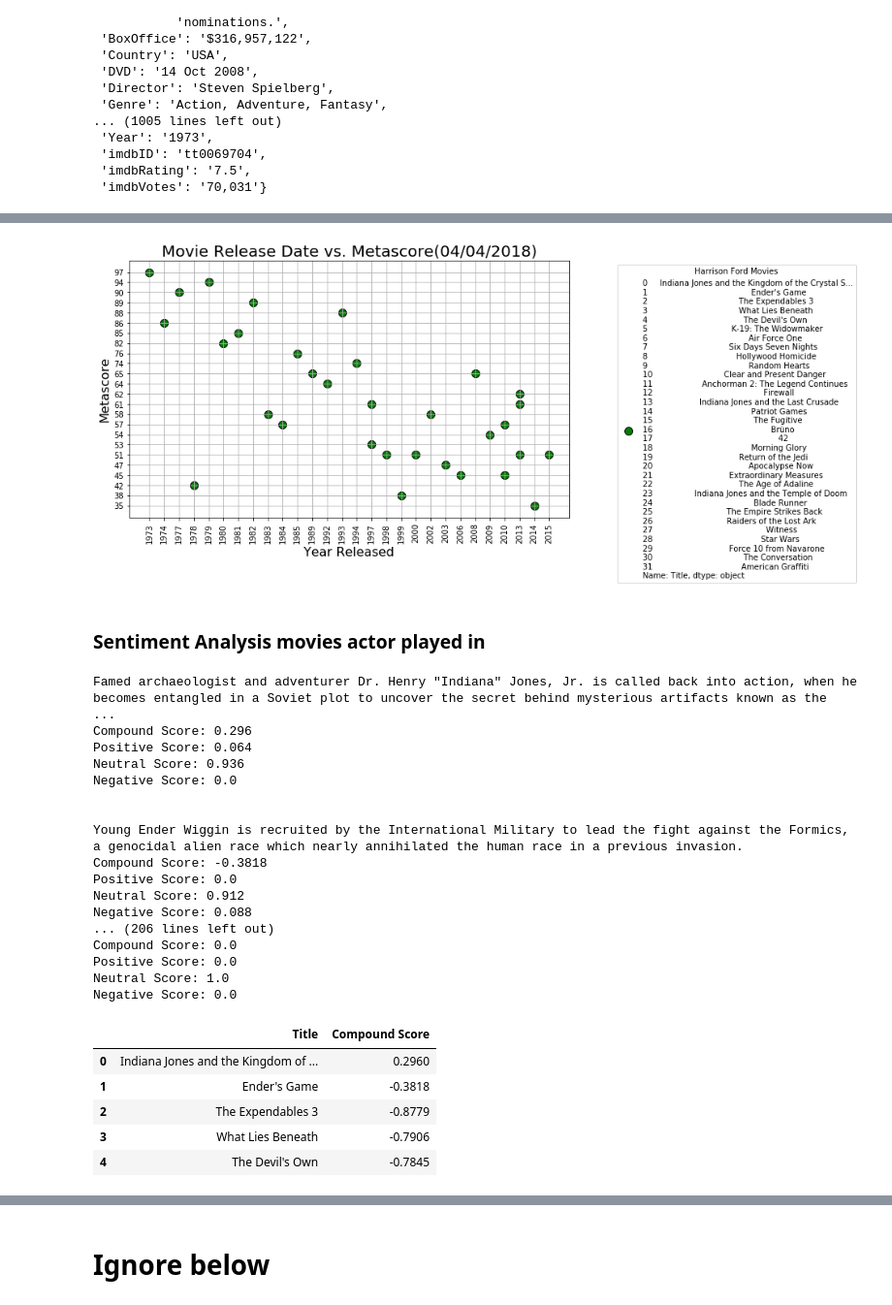
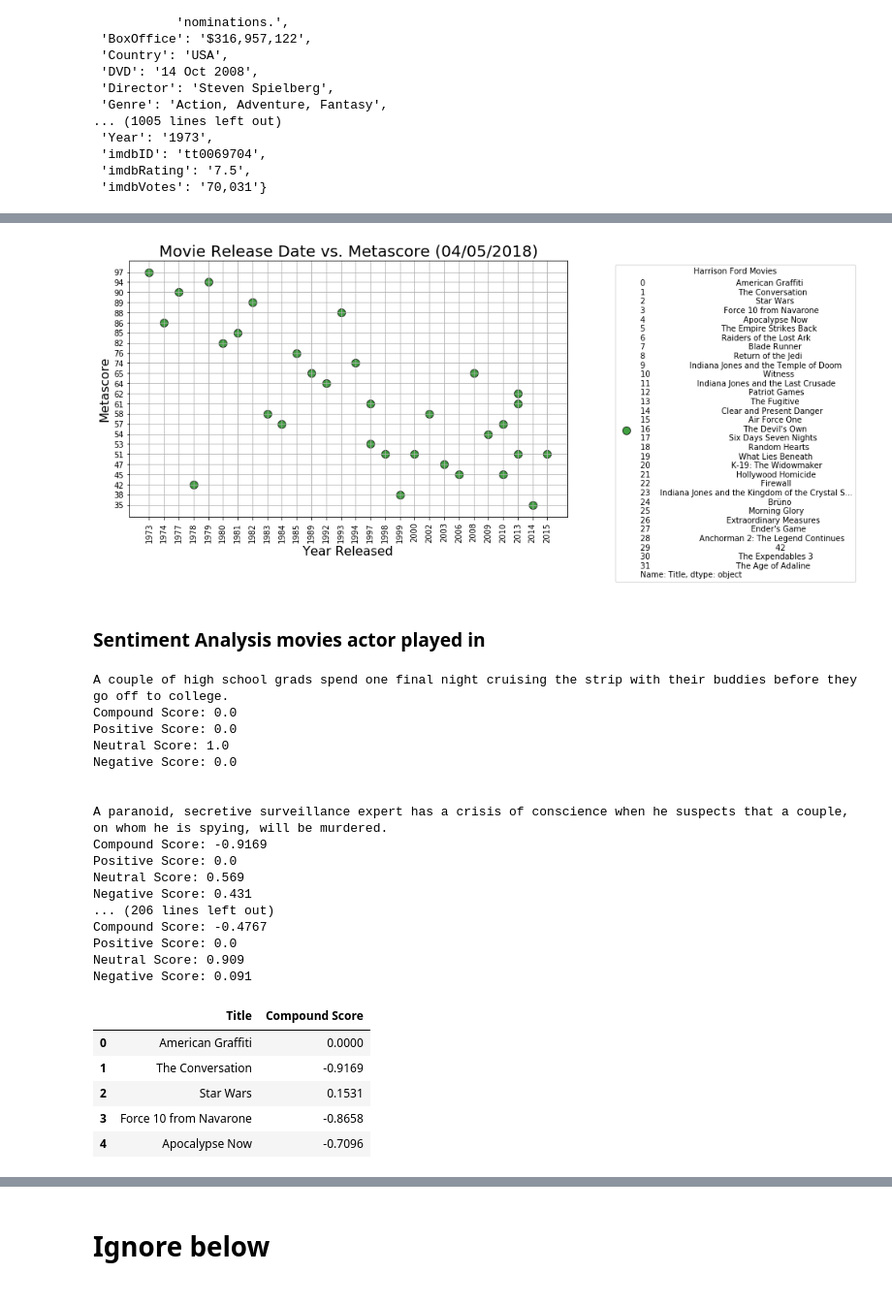
Before and after one commit to CTopham/Team-Green, a Jupyter notebook: Basic Movie Info.ipynb, the cells around one changed output, grey strips where cells are left out. Shown: that part at 97% size. Saved outputs shown, nothing was run; the diff lists cells and outputs as text; code cells hidden in the pictures.

Commit message:
added charts and exported png images

```diff
--- a/Basic Movie Info.ipynb
+++ b/Basic Movie Info.ipynb
@@ -84,7 +84,6 @@ print("---------------------------------------------------------------")
 Metascore = {"Metascore": [],
              "Year Released": [],
              "Rated": [],
-             "Box Office": [],
              "Plot": []}
 
 Genre = {"Genre": []}
@@ -103,7 +102,6 @@ for movie in selected_actor["title"]:
     Metascore["Metascore"].append(movie_data["Metascore"])
     Metascore["Year Released"].append(movie_data["Year"])
     Metascore["Rated"].append(movie_data["Rated"])
-    Metascore["Box Office"].append(movie_data["BoxOffice"])
     Metascore["Plot"].append(movie_data["Plot"])
 
     Genre["Genre"].append(movie_data["Genre"])
@@ -128,9 +126,25 @@ http://www.omdbapi.com/?t=Indiana Jones and the Kingdom of the Crystal Skull&api
  'imdbRating': '7.5',
  'imdbVotes': '70,031'}
 # %%
+#Create final dataframe
 metascore_final = pd.DataFrame(Metascore)
+
+#Merge above dataframe with movie titles
 df_merge = pd.merge(metascore_final, movies_played_in, left_index=True, right_index=True)
-df_merge2 = df_merge[["title", "Year Released", "Rated", "Metascore", "Box Office", "Plot"]]
+
+#Reorder column headers
+df_merge2 = df_merge[["title", "Year Released", "Rated", "Metascore", "Plot"]]
+
+#Rename column header
 final = df_merge2.rename(index=str, columns={"title": "Title"})
+
+#Sort year released value and reset index
+final.sort_values(by= "Year Released", ascending=True, inplace=True)
+final.reset_index(inplace=True)
+
+#Delete unnecessary column
+del final["index"]
+
+#Display
 final.head()
 # %% [output]
@@ -157,26 +157,26 @@ title_genre_merge.head()
 # %%
 #Set size of scatter plots
 plt.figure(figsize=(10,6))
 
 #Create scatterplot for each "Screen Name" comparing "Tweets Ago" & "Compound Score"
 plt.scatter(final["Year Released"], final["Metascore"], color= "green", edgecolor= "black",
-            label= final["Title"], s= 100)
+            label= (final["Title"]), s= 100, alpha = 0.75)
 
 #Aesthetics
-plt.title("Movie Release Date vs. Metascore" + "(" + time.strftime("%m/%d/%Y") + ")", fontsize=20)
+plt.title("Movie Release Date vs. Metascore " + "(" + time.strftime("%m/%d/%Y") + ")", fontsize=20)
 plt.xlabel("Year Released", fontsize=16)
 plt.xticks(rotation= 90)
 plt.ylabel("Metascore", fontsize=16)
 plt.legend(bbox_to_anchor= (1.1, 1), title= actor_name + " Movies", fontsize= "medium")
 
 #Save plot as PNG image
 plt.savefig("Images/Movie_Release_Date_vs._Metascore.png", bbox_inches= "tight")
 
 #Display Output
 plt.grid()
 plt.show()
 # %% [output]
-[figure, old version]
+[figure, new version]
 # %% [markdown]
 ### Sentiment Analysis movies actor played in
 # %%
@@ -199,23 +199,23 @@ for row in final["Plot"]:
     print("Negative Score: %s" % neg)
     print("\n")
 # %% [output]
-Famed archaeologist and adventurer Dr. Henry "Indiana" Jones, Jr. is called back into action, when he becomes entangled in a Soviet plot to uncover the secret behind mysterious artifacts known as the  ...
-Compound Score: 0.296
-Positive Score: 0.064
-Neutral Score: 0.936
-Negative Score: 0.0
-
-
-Young Ender Wiggin is recruited by the International Military to lead the fight against the Formics, a genocidal alien race which nearly annihilated the human race in a previous invasion.
-Compound Score: -0.3818
-Positive Score: 0.0
-Neutral Score: 0.912
-Negative Score: 0.088
-... (206 lines left out)
+A couple of high school grads spend one final night cruising the strip with their buddies before they go off to college.
 Compound Score: 0.0
 Positive Score: 0.0
 Neutral Score: 1.0
 Negative Score: 0.0
+
+
+A paranoid, secretive surveillance expert has a crisis of conscience when he suspects that a couple, on whom he is spying, will be murdered.
+Compound Score: -0.9169
+Positive Score: 0.0
+Neutral Score: 0.569
+Negative Score: 0.431
+... (206 lines left out)
+Compound Score: -0.4767
+Positive Score: 0.0
+Neutral Score: 0.909
+Negative Score: 0.091
 # %%
 #Create dataframe for compound scores
 compound_score_df = pd.DataFrame(compound_score, columns=["Compound Score"])
@@ -234,8 +234,8 @@ first_merge = pd.DataFrame(title_compound)
 first_merge.head()
 # %% [output]
 |  | Title | Compound Score |
-| 0 | Indiana Jones and the Kingdom of ... | 0.2960 |
-| 1 | Ender's Game | -0.3818 |
-| 2 | The Expendables 3 | -0.8779 |
-| 3 | What Lies Beneath | -0.7906 |
-| 4 | The Devil's Own | -0.7845 |
+| 0 | American Graffiti | 0.0000 |
+| 1 | The Conversation | -0.9169 |
+| 2 | Star Wars | 0.1531 |
+| 3 | Force 10 from Navarone | -0.8658 |
+| 4 | Apocalypse Now | -0.7096 |
```
Also changed, not shown: parts of 7 cells of this notebook, 5 other files.
